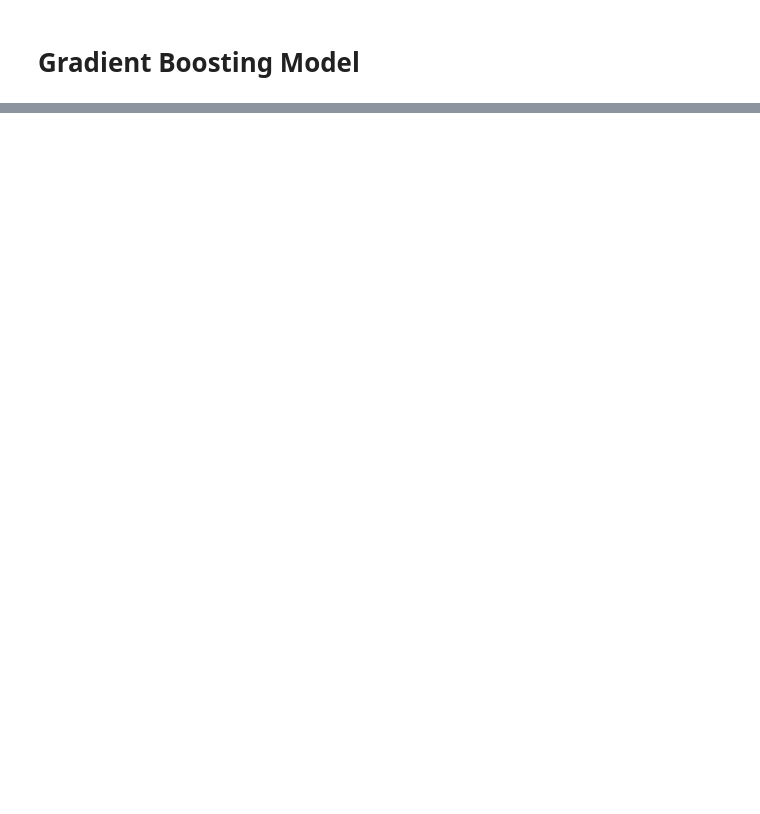
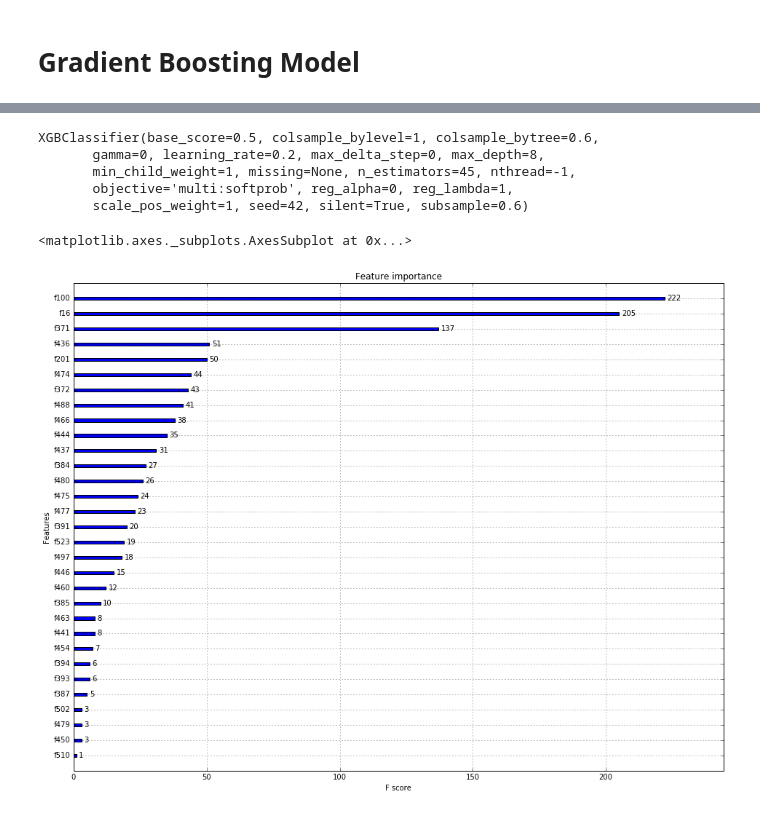
Before and after one commit to davidgasquez/kaggle-airbnb, a Jupyter notebook: notebooks/Gradient Boosting.ipynb, the cells around one changed output, grey strips where cells are left out. Cells and saved outputs as stored; diff of their text form; code cells hidden in the pictures; blank space fills up the shorter version.

```diff
--- a/notebooks/Gradient Boosting.ipynb
+++ b/notebooks/Gradient Boosting.ipynb
@@ -83,13 +3,35 @@ X_test = values[piv_train:]
+# %%
+%matplotlib inline
+import matplotlib.pylab as pylab
+pylab.rcParams['figure.figsize'] = 16, 12
+import pandas as pd
+from sklearn.preprocessing import LabelEncoder
+from xgboost.sklearn import XGBClassifier
+from xgboost.plotting import plot_importance, plot_tree
+# %%
+path = '../datasets/processed/'
+train_users = pd.read_csv(path + 'train_users.csv')
+train_users = train_users.head(2000)
+test_users = pd.read_csv(path + 'test_users.csv')
+test_users = test_users.head(2000)
 # %%
-from xgboost.sklearn import XGBClassifier
+y_train = train_users['country_destination']
+train_users.drop('country_destination', axis=1, inplace=True)
+train_users.drop('id', axis=1, inplace=True)
 
-# Classifier
+x_train = train_users.values
+
+test_users.drop('id', axis=1, inplace=True)
+
+x_test = test_users.values
+
+label_encoder = LabelEncoder()
+encoded_y_train = label_encoder.fit_transform(y_train)
+
 xgb = XGBClassifier(
     max_depth=8,
     learning_rate=0.2,
-    n_estimators=42,
-    objective="multi:softprob",
-    nthread=-1,
+    n_estimators=45,
     gamma=0,
     min_child_weight=1,
     max_delta_step=0,
@@ -102,5 +44,11 @@ xgb = XGBClassifier(
     base_score=0.5,
     seed=42
 )
+
+xgb.fit(x_train, encoded_y_train)
+# %% [output]
+XGBClassifier(base_score=0.5, colsample_bylevel=1, colsample_bytree=0.6,
+       gamma=0, learning_rate=0.2, max_delta_step=0, max_depth=8,
+       min_child_weight=1, missing=None, n_estimators=45, nthread=-1,
+       objective='multi:softprob', reg_alpha=0, reg_lambda=1,
+       scale_pos_weight=1, seed=42, silent=True, subsample=0.6)
-# %%
-xgb.fit(X, y)
@@ -120,0 +55,5 @@ sub.to_csv('../datasets/submissions/xgboost.csv',index=False)
+# %%
+plot_importance(xgb)
+# %% [output]
+<matplotlib.axes._subplots.AxesSubplot at 0x...>
+[figure, added]
```
Also changed, not shown: parts of 26 cells of this notebook.
